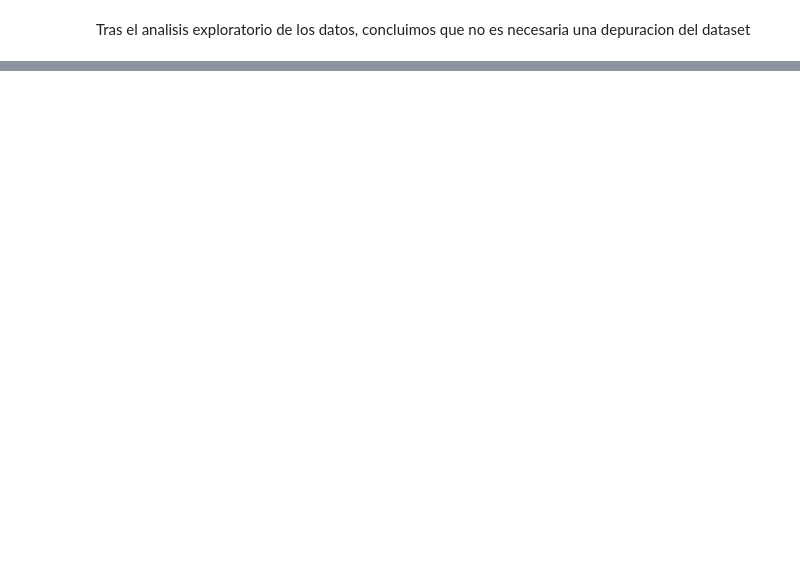
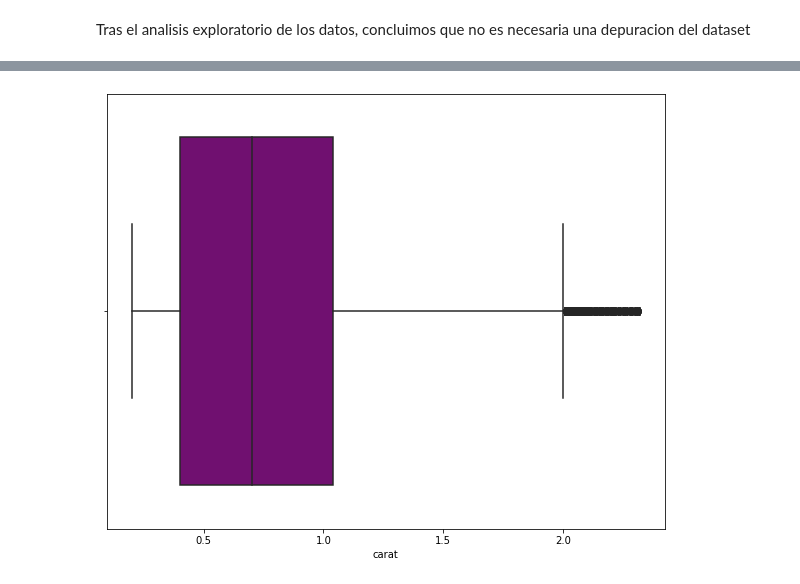
Before and after one commit to Adalab/DA-promoc-modulo3-sprint1-judith-gadea, a Jupyter notebook: Regresión lineal/ML-1-Intro.ipynb, the cells around one changed output, grey strips where cells are left out. Saved outputs shown, nothing was run; the diff lists cells and outputs as text; code cells hidden in the pictures; blank space fills up the shorter version.

```diff
--- a/Regresión lineal/ML-1-Intro.ipynb
+++ b/Regresión lineal/ML-1-Intro.ipynb
@@ -141,0 +306,5 @@ Tras el analisis exploratorio de los datos, concluimos que no es necesaria una d
+# %%
+sns.boxplot(x=df2['carat'], data=df2, color='purple')
+plt.show();
+# %% [output]
+[figure, added]
```
Also changed, not shown: parts of 52 cells of this notebook, 5 other files.
